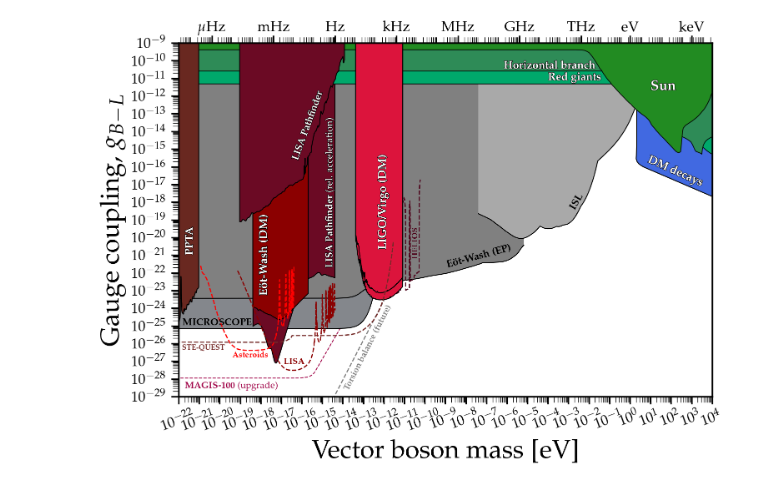
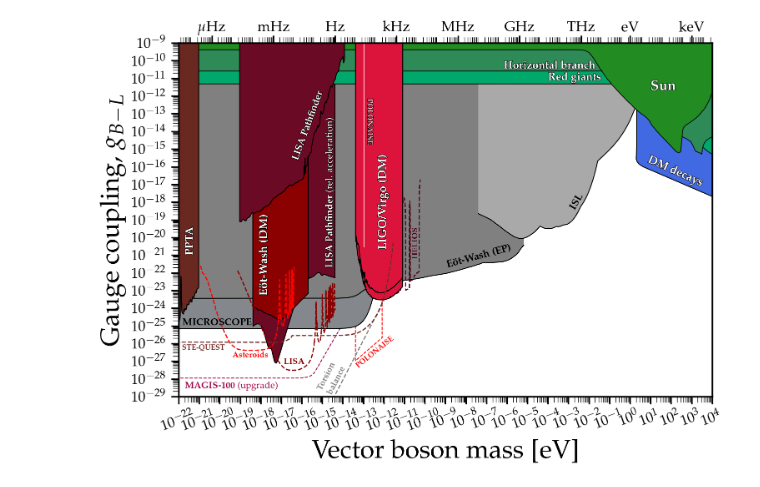
Before and after one commit to cajohare/AxionLimits, a Jupyter notebook: Vectors.ipynb, the cells around one changed output. Saved outputs shown, nothing was run; the diff lists cells and outputs as text; code cells hidden in the pictures.

```diff
--- a/Vectors.ipynb
+++ b/Vectors.ipynb
@@ -32,34 +32,42 @@ VectorBL.EotWashEP(ax)
 VectorBL.InverseSquareLaw(ax)
 
 # Astro/Cos
 VectorBL.Sun(ax)
 VectorBL.HorizontalBranch(ax)
 VectorBL.RedGiant(ax)
 VectorBL.DMStability(ax)
 
 # Dark matter
 VectorBL.EotWashDM(ax)
 VectorBL.LIGO(ax)
 VectorBL.LIGOVirgo(ax)
 VectorBL.LISAPathfinder(ax)
 VectorBL.LISAPathfinderRelativeAcceleration(ax)
 VectorBL.PPTA(ax)
+VectorBL.POLONAISE(ax)
 
 MySaveFig(fig,'VectorB-L')
 
 # Projections
 VectorBL.MAGIS(ax)
 #VectorBL.OptomechanicalMembranes(ax)
 VectorBL.LISA(ax)
 #VectorBL.SKA(ax)
 VectorBL.TorsionBalance(ax)
 VectorBL.Asteroids(ax)
 VectorBL.STE_QUEST(ax)
 VectorBL.HELIOS(ax)
+VectorBL.POLONAISE_Projection(ax)
+
+
+
+
+
+
 
 MySaveFig(fig,'VectorB-L_with_Projections')
 # %% [output]
-[figure, old version]
+[figure, new version]
 # %%
 # Redefining scalar-nucleon coupling
 # difference is a factor of sqrt(4pi alpha) from different definition of coupling
```
Also changed, not shown: 28 other files.
